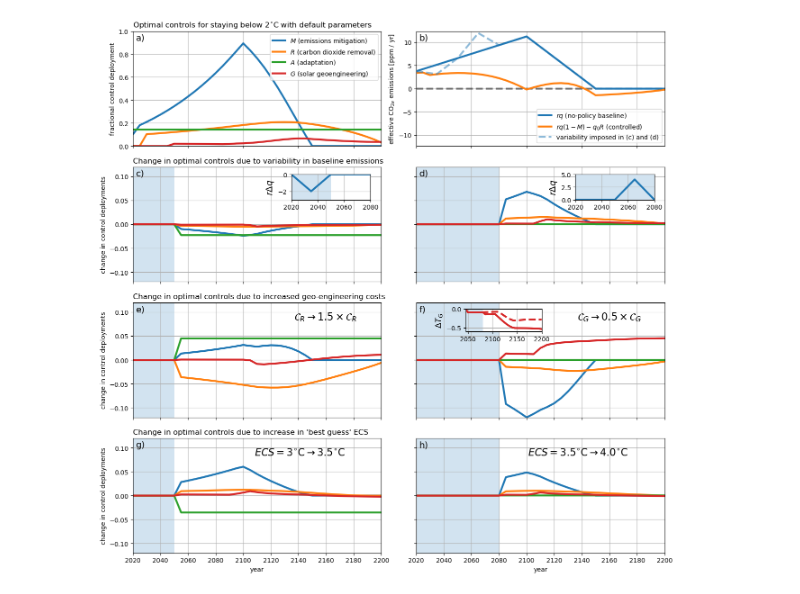
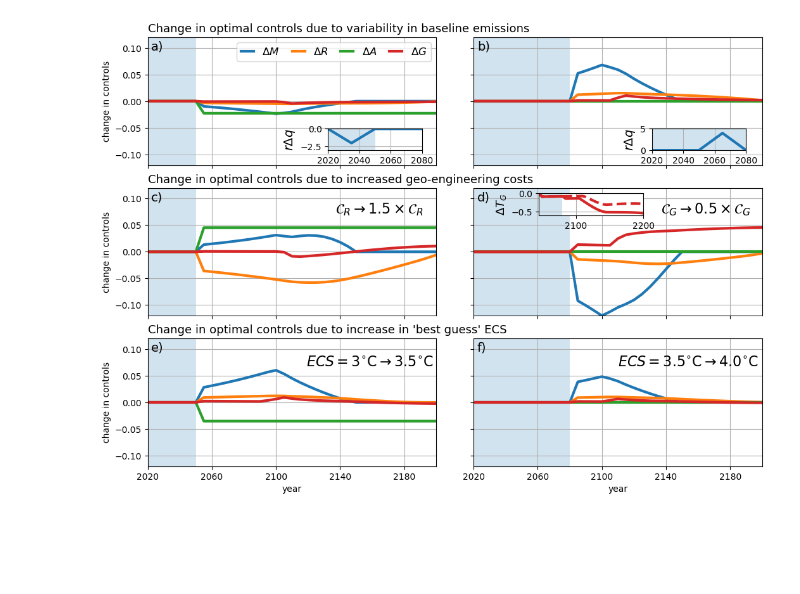
Before and after one commit to hdrake/OptimizeClimate, a Jupyter notebook: notebooks/1_policy_update.ipynb, the cells around one changed output. Cells and saved outputs as stored; diff of their text form; code cells hidden in the pictures; blank space fills up the shorter version.

Commit message:
Updated high-mitigation-cost figure
Also removed panels (a) and (b) from policy update figure

```diff
--- a/notebooks/1_policy_update.ipynb
+++ b/notebooks/1_policy_update.ipynb
@@ -29,21 +26,21 @@ optimize_controls!(model);
 ensemble = Dict()
 ensemble[string(Int64(model.present_year))] = deep_copy(model);
 
-fig = figure(figsize=(13,12.5))
-fig.add_subplot(4,length(Δq_samples),1)
-plot_controls(model)
-legend(loc="upper right")
-xlabel("")
-locs, labels = xticks()
-xticks(locs, labels=[])
-title("")
+fig = figure(figsize=(11,7.5))
+# fig.add_subplot(4,length(Δq_samples),1)
+# plot_controls(model)
+# legend(loc="upper right")
+# xlabel("")
+# locs, labels = xticks()
+# xticks(locs, labels=[])
+# title("")
 
-fig.add_subplot(4,length(Δq_samples),2)
-plot_emissions(model)
-xlabel("")
-locs, labels = xticks()
-xticks(locs, labels=[])
-title("")
+# fig.add_subplot(4,length(Δq_samples),2)
+# plot_emissions(model)
+# xlabel("")
+# locs, labels = xticks()
+# xticks(locs, labels=[])
+# title("")
 
 control_dict = Dict()
 model_dict = Dict()
@@ -80,7 +77,7 @@ for (n, Δq) in enumerate(Δq_samples)
     print("T = $maxT_old to $maxT_revised\n")
 
     # Plotting
-    fig.add_subplot(4, length(Δq_samples), length(Δq_samples)+n)
+    fig.add_subplot(3, length(Δq_samples), n)
     fill_between([2020, model.present_year], [1, 1]*ylims[1], [1, 1]*ylims[2], facecolor="C0", alpha=0.2)
     plot(model.domain, model.controls.mitigate .- control.controls.mitigate)
     plot(model.domain, model.controls.remove .- control.controls.remove)
@@ -94,7 +91,12 @@ for (n, Δq) in enumerate(Δq_samples)
     xticks(locs, labels=[])
     locs, labels = yticks(-0.1:0.05:0.1)
     if n==1
-        ylabel("change in control deployments");
+        ylabel("change in controls");
+        plot([], [], "C0-", label=L"$\Delta M$")
+        plot([], [], "C1-", label=L"$\Delta R$")
+        plot([], [], "C2-", label=L"$\Delta A$")
+        plot([], [], "C3-", label=L"$\Delta G$")
+        legend(loc="upper right", handlelength=1.2, ncol=4, fontsize=12, columnspacing=1.2)
         #tit = title("Change in optimal controls due to variability in baseline emissions", loc="left", fontsize=13)
     else
         locs, labels = yticks()
@@ -134,7 +136,7 @@ cost_overrun = (
 print("Cost overuns: $cost_overrun\n")
 
 # Plotting
-fig.add_subplot(4, length(Δq_samples), length(Δq_samples)*2+1)
+fig.add_subplot(3, length(Δq_samples), length(Δq_samples)*1+1)
 fill_between([2020, model.present_year], [1, 1]*ylims[1], [1, 1]*ylims[2], facecolor="C0", alpha=0.2)
 plot(model.domain, model.controls.mitigate .- control.controls.mitigate)
 plot(model.domain, model.controls.remove .- control.controls.remove)
@@ -142,14 +144,13 @@ plot(model.domain, model.controls.adapt .- control.controls.adapt)
 plot(model.domain, model.controls.geoeng .- control.controls.geoeng)
 xlim([2020, 2200])
 xlabel("")
-ylabel("change in control deployments")
-#tit = title("Change in optimal controls due to increased geo-engineering costs", loc="left", fontsize=13)
+ylabel("change in controls")
 grid(true)
 locs, labels = xticks()
 xticks(locs, labels=[])
 locs, labels = yticks(-0.1:0.05:0.1)
 ylim(ylims)
-annotate(s=L"$\mathcal{C}_{R} \rightarrow 1.5 \times \mathcal{C}_{R}$", xy=(0.65, 0.85), xycoords="axes fraction", fontsize=16)
+annotate(s=L"$\mathcal{C}_{R} \rightarrow 1.5 \times \mathcal{C}_{R}$", xy=(0.65, 0.80), xycoords="axes fraction", fontsize=16)
 
 step_forward!(model, Δt)
 control = deep_copy(model)
@@ -180,7 +181,7 @@ cost_overrun = (
 print("Cost overuns: $cost_overrun\n")
 
 # Plotting
-fig.add_subplot(4, length(Δq_samples), length(Δq_samples)*2+2)
+fig.add_subplot(3, length(Δq_samples), length(Δq_samples)*1+2)
 fill_between([2020, model.present_year], [1, 1]*ylims[1], [1, 1]*ylims[2], facecolor="C0", alpha=0.2)
 plot(model.domain, model.controls.mitigate .- control.controls.mitigate)
 plot(model.domain, model.controls.remove .- control.controls.remove)
@@ -195,7 +196,7 @@ xticks(locs, labels=[])
 locs, labels = yticks()
 yticks(locs, labels=[])
 ylim(ylims)
-annotate(s=L"$\mathcal{C}_{G} \rightarrow 0.5 \times \mathcal{C}_{G}$", xy=(0.65, 0.85), xycoords="axes fraction", fontsize=16)
+annotate(s=L"$\mathcal{C}_{G} \rightarrow 0.5 \times \mathcal{C}_{G}$", xy=(0.65, 0.80), xycoords="axes fraction", fontsize=16)
 
 ########################################################
 ########################################################
@@ -225,7 +226,7 @@ print("NPV: $NPV_revised - $NPV_old = $NPV_diff\n")
 print("T = $maxT_old to $maxT_revised\n")
 
 # Plotting
-fig.add_subplot(4, length(Δq_samples), length(Δq_samples)*3+1)
+fig.add_subplot(3, length(Δq_samples), length(Δq_samples)*2+1)
 fill_between([2020, model.present_year], [1, 1]*ylims[1], [1, 1]*ylims[2], facecolor="C0", alpha=0.2)
 plot(model.domain, model.controls.mitigate .- control.controls.mitigate)
 plot(model.domain, model.controls.remove .- control.controls.remove)
@@ -233,11 +234,11 @@ plot(model.domain, model.controls.adapt .- control.controls.adapt)
 plot(model.domain, model.controls.geoeng .- control.controls.geoeng)
 xlim([2020, 2200])
 xlabel("year")
-ylabel("change in control deployments")
+ylabel("change in controls")
 locs, labels = yticks(-0.1:0.05:0.1)
 grid(true)
 ylim(ylims)
-annotate(s=L"$ECS = 3^{\circ}$C$\rightarrow 3.5^{\circ}$C", xy=(0.49, 0.85), xycoords="axes fraction", fontsize=16)
+annotate(s=L"$ECS = 3^{\circ}$C$\rightarrow 3.5^{\circ}$C", xy=(0.55, 0.785), xycoords="axes fraction", fontsize=16)
 
 step_forward!(model, Δt)
 control = deep_copy(model)
@@ -262,7 +263,7 @@ print("NPV: $NPV_revised - $NPV_old = $NPV_diff\n")
 print("T = $maxT_old to $maxT_revised\n")
 
 # Plotting
-fig.add_subplot(4, length(Δq_samples), length(Δq_samples)*3+2)
+fig.add_subplot(3, length(Δq_samples), length(Δq_samples)*2+2)
 fill_between([2020, model.present_year], [1, 1]*ylims[1], [1, 1]*ylims[2], facecolor="C0", alpha=0.2)
 plot(model.domain, model.controls.mitigate .- control.controls.mitigate)
 plot(model.domain, model.controls.remove .- control.controls.remove)
@@ -275,10 +276,9 @@ locs, labels = yticks()
 yticks(locs, labels=[])
 grid(true)
 ylim(ylims)
-annotate(s=L"$ECS = 3.5^{\circ}$C$\rightarrow 4.0^{\circ}$C", xy=(0.45, 0.85), xycoords="axes fraction", fontsize=16)
-#annotate(s=L"No solution for $T^{\star} < 2.08^{\circ}$C", xy=(0.4, 0.05), xycoords="axes fraction", fontsize=14)
+annotate(s=L"$ECS = 3.5^{\circ}$C$\rightarrow 4.0^{\circ}$C", xy=(0.50, 0.785), xycoords="axes fraction", fontsize=16)
 
-iax = fig.add_axes([0.3375, 0.674, 0.135, 0.045])
+iax = fig.add_axes([0.3375, 0.7425, 0.135, 0.045])
 sca(iax)
 fill_between([2020, model_dict[1].present_year], [0, 0], [-3, -3], facecolor="C0", alpha=0.2)
 plot(model.domain, effective_baseline_emissions(model_dict[1]) - effective_baseline_emissions(control_dict[1]), "C0-")
@@ -289,7 +289,7 @@ xlim([2020,2080])
 ylim([-3, 0])
 title("")
 
-iax = fig.add_axes([0.8225, 0.674, 0.135, 0.045])
+iax = fig.add_axes([0.8025, 0.7425, 0.135, 0.045])
 sca(iax)
 fill_between([2020, model_dict[2].present_year], [0, 0], [5., 5.], facecolor="C0", alpha=0.2)
 plot(model.domain, effective_baseline_emissions(model_dict[2]) - effective_baseline_emissions(control_dict[2]), "C0-")
@@ -300,7 +300,7 @@ xlim([2020,2080])
 ylim([0, 5])
 title("")
 
-iax = fig.add_axes([0.635, 0.44, 0.13, 0.04])
+iax = fig.add_axes([0.64, 0.605, 0.15, 0.047])
 sca(iax)
 fill_between([2020, 2080.], [0, 0], [-0.6, -0.6], facecolor="C0", alpha=0.2)
 plot(model.domain, δT(model_dict["G_control"]) .- δT_no_geoeng(model_dict["G_control"]), "C3--")
@@ -312,29 +312,23 @@ xlim([2045, 2200])
 ylim([-0.6, 0.])
 title("")
 
-fig.add_subplot(4, 2, 2)
-plot(model.domain, effective_baseline_emissions(model_dict[2]), "C0--", alpha=0.5, label="variability imposed in (c) and (d)")
-legend(loc="lower right")
-
 labels = ["a)", "b)", "c)", "d)", "e)", "f)", "g)", "h)"]
-for n = 1:8
-    fig.add_subplot(4, 2, n)
-    annotate(s=labels[n], xy=(0.0125, 0.92), xycoords="axes fraction", fontsize=14)
+for n = 1:6
+    fig.add_subplot(3, 2, n)
+    annotate(s=labels[n], xy=(0.0125, 0.9), xycoords="axes fraction", fontsize=14)
+    xticks(2020:40:2200)
 end
 
-tight_layout(h_pad=2.0)
+tight_layout(h_pad=2.25)
 
-fig.add_subplot(4, length(Δq_samples), 1)
-title(L"Optimal controls for staying below $2^{\circ}$C with default parameters", loc="left", fontsize=12)
+fig.add_subplot(3, length(Δq_samples), length(Δq_samples)*0+1)
+tit = title("Change in optimal controls due to variability in baseline emissions", loc="left", fontsize=13)
 
-fig.add_subplot(4, length(Δq_samples), length(Δq_samples)*1+1)
-tit = title("Change in optimal controls due to variability in baseline emissions", loc="left", fontsize=12)
+fig.add_subplot(3, length(Δq_samples), length(Δq_samples)*1+1)
+tit = title("Change in optimal controls due to increased geo-engineering costs", loc="left", fontsize=13)
 
-fig.add_subplot(4, length(Δq_samples), length(Δq_samples)*2+1)
-tit = title("Change in optimal controls due to increased geo-engineering costs", loc="left", fontsize=12)
-
-fig.add_subplot(4, length(Δq_samples), length(Δq_samples)*3+1)
-tit = title("Change in optimal controls due to increase in 'best guess' ECS", loc="left", fontsize=12)
+fig.add_subplot(3, length(Δq_samples), length(Δq_samples)*2+1)
+tit = title("Change in optimal controls due to increase in 'best guess' ECS", loc="left", fontsize=13)
 
 savefig("../figures/policy_updates.pdf", dpi=150, bbox_inches="tight")
 # %% [output]
@@ -358 +352 @@ Solve_Succeeded
-[figure, old version]
+[figure, new version]
```
Also changed, not shown: parts of 2 cells of this notebook, 7 other files.
